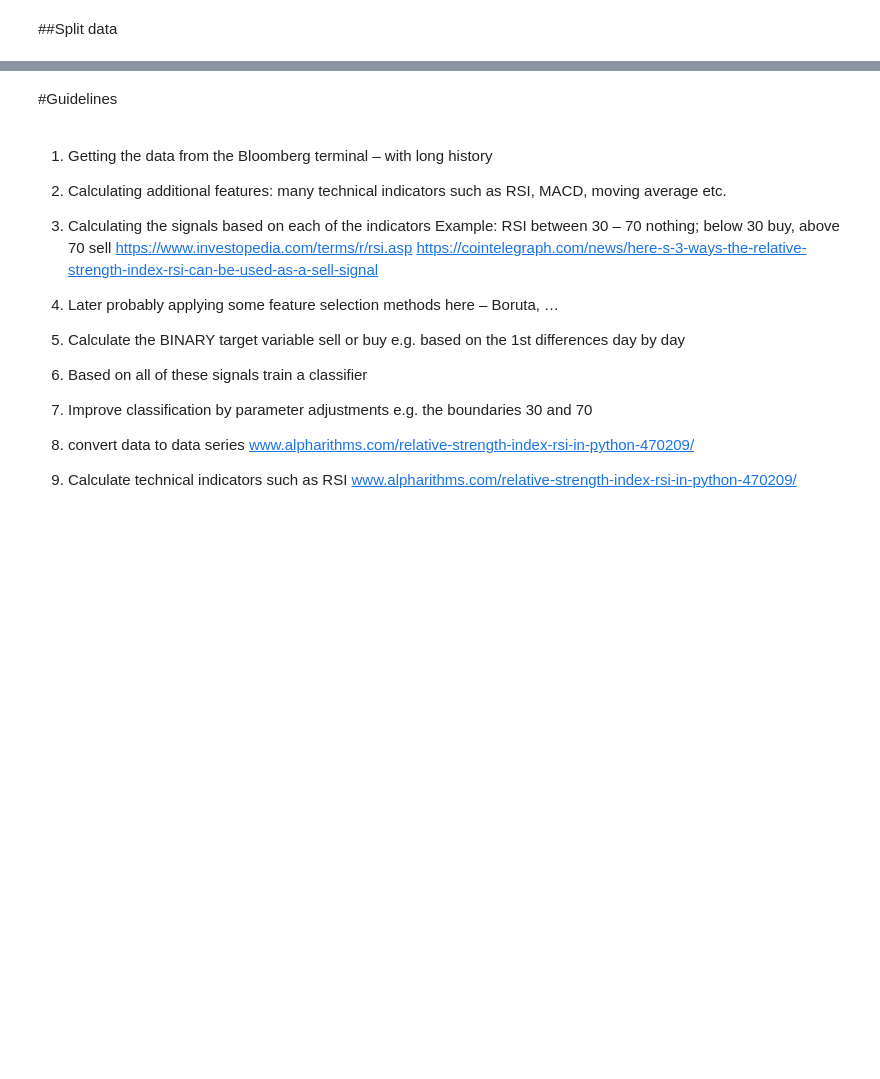
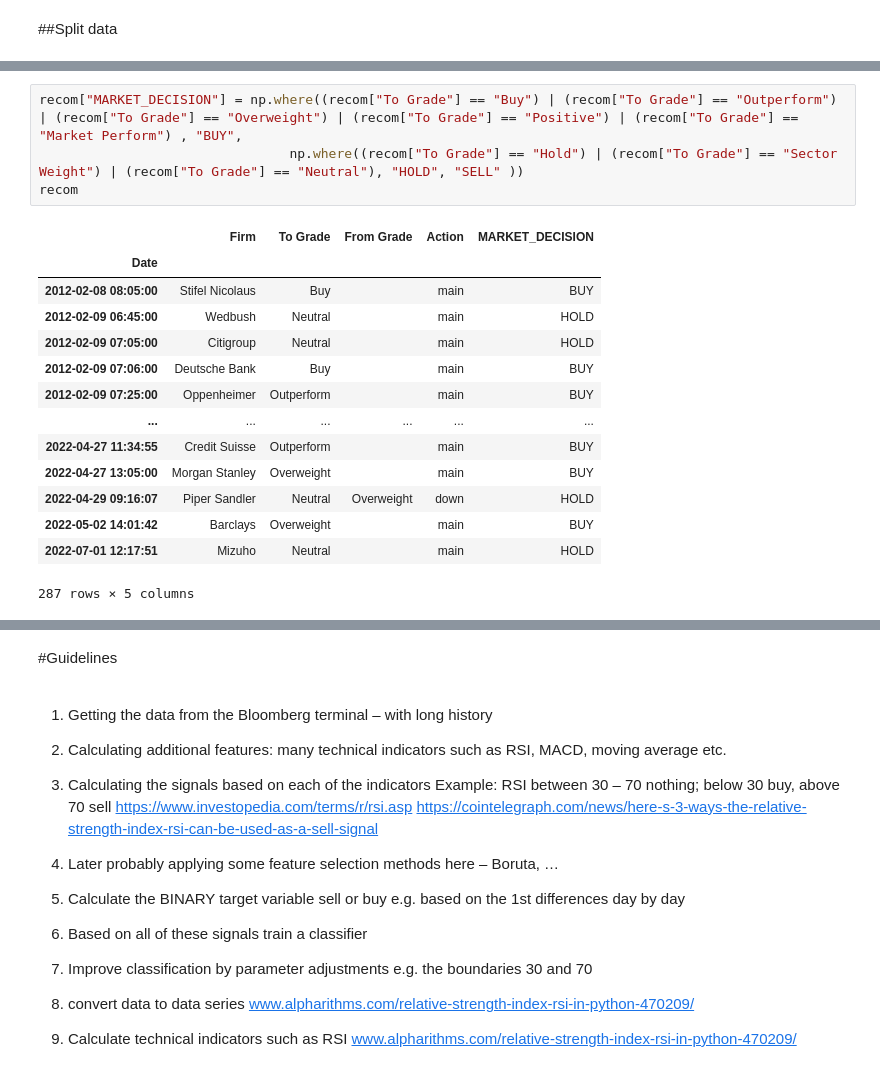
Before and after one commit to mrreyesm/FINANCIAL_ASSET_ANALYSIS, a Jupyter notebook: FINANCIAL_ASSET_ANALYSIS_VISA.ipynb, the cells around one changed output, grey strips where cells are left out. Drawn from its saved outputs; the diff is of its cells as text; blank space fills up the shorter version.

```diff
--- a/FINANCIAL_ASSET_ANALYSIS_VISA.ipynb
+++ b/FINANCIAL_ASSET_ANALYSIS_VISA.ipynb
@@ -795,0 +914,19 @@ print(tabulate(counting.sort_values(by = "count", ascending = False), headers='k
+# %%
+recom["MARKET_DECISION"] = np.where((recom["To Grade"] == "Buy") | (recom["To Grade"] == "Outperform") | (recom["To Grade"] == "Overweight") | (recom["To Grade"] == "Positive") | (recom["To Grade"] == "Market Perform") , "BUY",
+                                np.where((recom["To Grade"] == "Hold") | (recom["To Grade"] == "Sector Weight") | (recom["To Grade"] == "Neutral"), "HOLD", "SELL" ))
+recom
+# %% [output]
+|  | Firm | To Grade | From Grade | Action | MARKET_DECISION |
+| Date |  |  |  |  |  |
+| 2012-02-08 08:05:00 | Stifel Nicolaus | Buy |  | main | BUY |
+| 2012-02-09 06:45:00 | Wedbush | Neutral |  | main | HOLD |
+| 2012-02-09 07:05:00 | Citigroup | Neutral |  | main | HOLD |
+| 2012-02-09 07:06:00 | Deutsche Bank | Buy |  | main | BUY |
+| 2012-02-09 07:25:00 | Oppenheimer | Outperform |  | main | BUY |
+| ... | ... | ... | ... | ... | ... |
+| 2022-04-27 11:34:55 | Credit Suisse | Outperform |  | main | BUY |
+| 2022-04-27 13:05:00 | Morgan Stanley | Overweight |  | main | BUY |
+| 2022-04-29 09:16:07 | Piper Sandler | Neutral | Overweight | down | HOLD |
+| 2022-05-02 14:01:42 | Barclays | Overweight |  | main | BUY |
+| 2022-07-01 12:17:51 | Mizuho | Neutral |  | main | HOLD |
+287 rows × 5 columns
```
Also changed, not shown: parts of 34 cells of this notebook.
